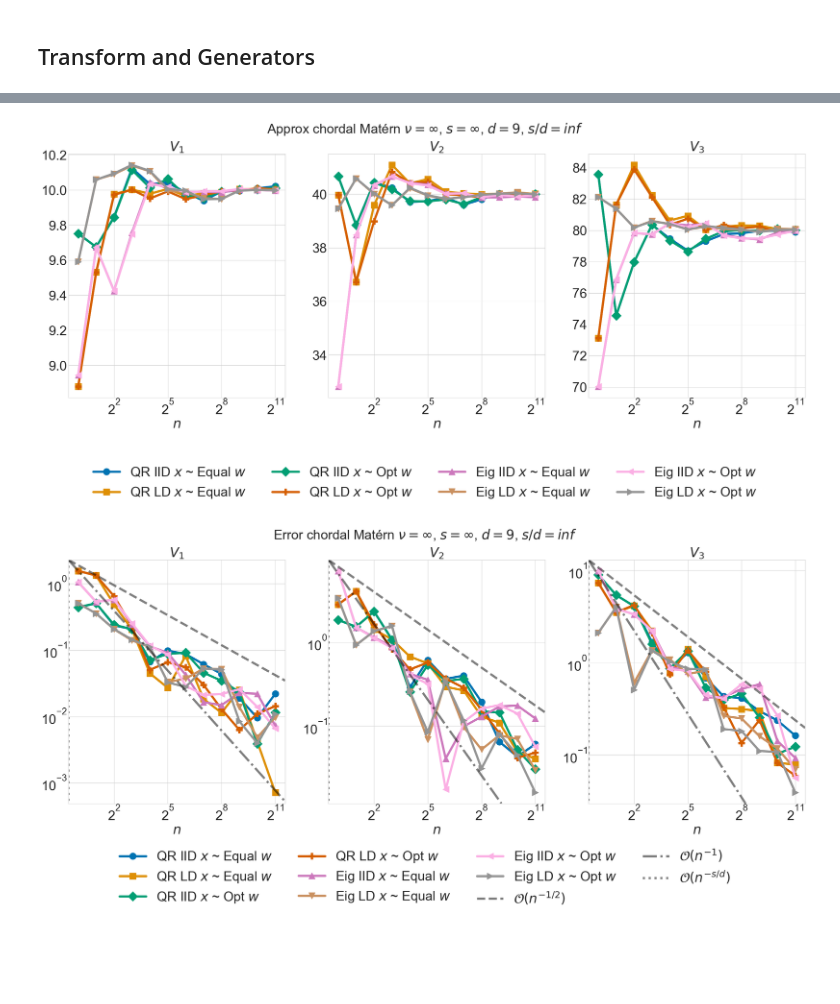
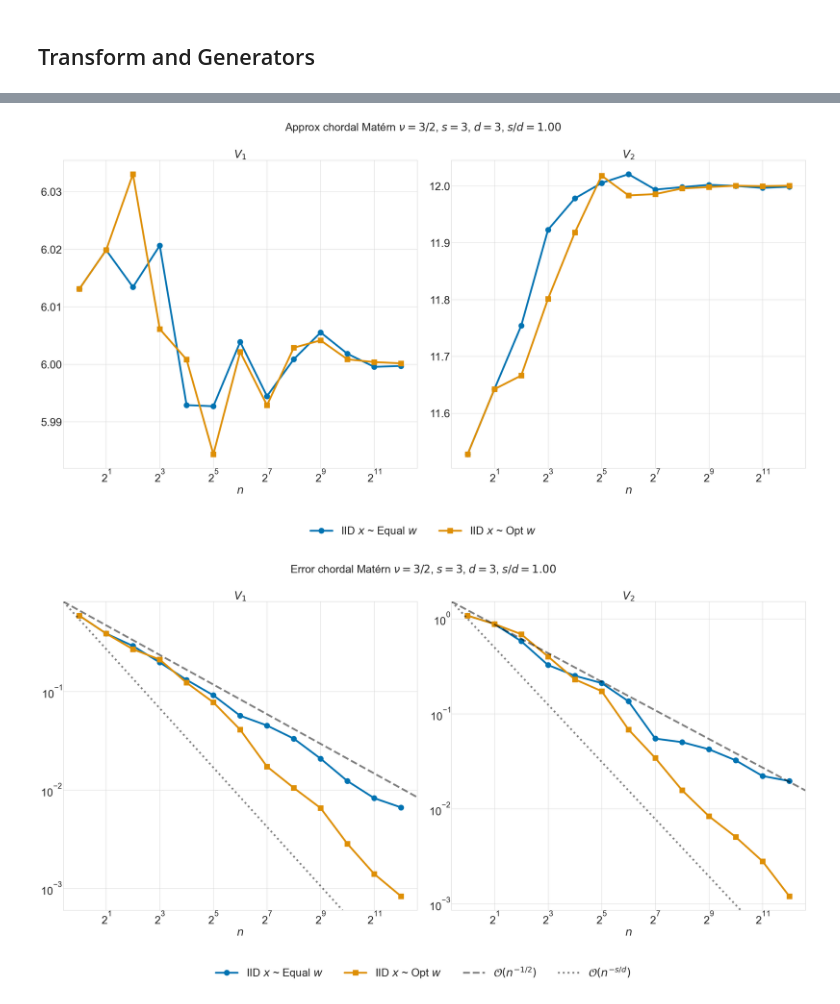
Before and after one commit to alegresor/rmatqmcpy, a Jupyter notebook: intrinsic_volumes.ipynb, the cells around one changed output, grey strips where cells are left out. Saved outputs shown, nothing was run; the diff lists cells and outputs as text; code cells hidden in the pictures; blank space fills up the shorter version.

```diff
--- a/intrinsic_volumes.ipynb
+++ b/intrinsic_volumes.ipynb
@@ -29,12 +29,13 @@ torch device = cpu
 # %% [markdown]
 ## Kernel Setup
 # %%
-N = 5
-p = 3
+N = 3
+p = 2
 assert N>p
-lam = torch.tensor([max(p+1-i,1) for i in range(N)],device=DEVICE,dtype=float)
+lam = torch.tensor([min(1+i,p+1) for i in range(N)],device=DEVICE,dtype=float)
+lam = lam/torch.linalg.norm(lam)
 _,_inv_m,m = lam.unique(return_inverse=True,return_counts=True)
-assert (_inv_m[:-1]>=_inv_m[1:]).all()
+assert (_inv_m[:-1]<=_inv_m[1:]).all()
 d = 1/2*(N**2-(m**2).sum())
 print("lam = %s"%str(lam))
 print("N = %d"%N)
@@ -43,9 +44,11 @@ print("d = %d"%d)
 kernels = {nu: flagqmcpy.KernelMaternChordal(lam,nu) for nu in flagqmcpy.KernelMaternChordal.SUPPORTED_NU}
 print("flagqmcpy.KernelMaternChordal.SUPPORTED_NU = %s"%flagqmcpy.KernelMaternChordal.SUPPORTED_NU)
 if True: # cube [-1,1]^N
+    case = "cube"
     Z = torch.tensor([[2*int(b)-1 for b in np.binary_repr(k,width=N)] for k in range(2**N)],dtype=float,device=DEVICE)
     Vk_true = (agsutil.comb(torch.tensor(N,device=DEVICE),torch.arange(N+1,device=DEVICE))*2**torch.arange(N+1,device=DEVICE))[:(1+p)]
-elif True: # convex hull of random normal points
+elif False: # convex hull of random normal points
+    case = "rand"
     Z = torch.randn(10,N,device=DEVICE)
     Vk_true = torch.nan*torch.ones(N+1,device=DEVICE)
 else:
@@ -126,20 +132,17 @@ Vi_hat = tensor([ 1.0000,  9.9562, 39.9179, 79.6966])
 # %%
 genf_funcs = [
-    [r"QR IID $x$ ~ Equal $w$", flagqmcpy.genflag_q_qr_iid_equal_w],
-    [r"QR LD $x$ ~ Equal $w$", flagqmcpy.genflag_q_qr_ld_equal_w],
-    [r"QR IID $x$ ~ Opt $w$", genflag_qr_iid_q_opt_w],
-    [r"QR LD $x$ ~ Opt $w$", genflag_qr_ld_q_opt_w],
-    [r"Eig IID $x$ ~ Equal $w$", flagqmcpy.genflag_q_eig_iid_equal_w],
-    [r"Eig LD $x$ ~ Equal $w$", flagqmcpy.genflag_q_eig_ld_equal_w],
-    [r"Eig IID $x$ ~ Opt $w$", genflag_eig_iid_q_opt_w],
-    [r"Eig LD $x$ ~ Opt $w$", genflag_eig_ld_q_opt_w],
-
+    [r"IID $x$ ~ Equal $w$", flagqmcpy.genflag_q_qr_iid_equal_w],
+    [r"IID $x$ ~ Opt $w$", genflag_qr_iid_q_opt_w],
+    # [r"QR LD $x$ ~ Equal $w$", flagqmcpy.genflag_q_qr_ld_equal_w],
+    # [r"Eig LD $x$ ~ Equal $w$", flagqmcpy.genflag_q_eig_ld_equal_w],
+    # [r"QR LD $x$ ~ Opt $w$", genflag_qr_ld_q_opt_w],
+    # [r"Eig LD $x$ ~ Opt $w$", genflag_eig_ld_q_opt_w],
 ]
-nu = np.inf
+nu = 3/2
 s = nu+d/2
 kernel = kernels[nu]
-n = 2**torch.arange(12)
-trials = 5
+n = 2**torch.arange(13)
+trials = 25
 seeds = [i for i in range(trials)]
 Vk_hats = torch.nan*torch.empty((len(genf_funcs),len(n),trials,1+p))
 errors = torch.nan*torch.empty((len(genf_funcs),len(n),trials,1+p))
@@ -175,35 +178,36 @@ QR IID $x$ ~ Equal $w$
 # %%
 for l,(metric,metric_name) in enumerate(zip(
-    [Vk_hats.median(-2).values,errors.median(-2).values],
+    [Vk_hats.mean(-2),errors.mean(-2)],
     ["Approx","Error"])):
     fig,ax = pyplot.subplots(nrows=1,ncols=p,figsize=(MPLP["PW"],MPLP["PW"]/p),sharex=True,sharey=False)
     for k in range(1,p+1):
         for i,(key,_) in enumerate(genf_funcs):
             ax[k-1].plot(n,metric[i,:,k],color=MPLP["COLORS"][i],marker=MPLP["MARKERS"][i],label=key if k==1 else None)
         ax[k-1].set_xscale("log",base=2)
         if l==1: ax[k-1].set_yscale("log",base=10)
     for k in range(1,p+1):
         ax[k-1].set_xlabel(r"$n$")
         ax[k-1].set_title(r"$V_{%d}$"%k)
         if l==1:
             xmin,xmax = ax[k-1].get_xlim()
             ymin,ymax = ax[k-1].get_ylim()
             ax[k-1].set_xlim([xmin,xmax])
             ax[k-1].set_ylim([ymin,ymax])
             ax[k-1].axline([xmin,ymax],[2*xmin,2**(-1/2)*ymax],color="k",alpha=0.5,linestyle="dashed",label=r"$\mathcal{O}(n^{-1/2})$" if k==1 else None)
-            ax[k-1].axline([xmin,ymax],[2*xmin,2**(-1)*ymax],color="k",alpha=0.5,linestyle="dashdot",label=r"$\mathcal{O}(n^{-1})$" if k==1 else None)
             ax[k-1].axline([xmin,ymax],[2*xmin,2**(-s/d)*ymax],color="k",alpha=0.5,linestyle="dotted",label=r"$\mathcal{O}(n^{-s/d})$" if k==1 else None)
-    fig.legend(frameon=False,ncols=4,loc="lower center",bbox_to_anchor=(.5,-.25))
+    fig.legend(frameon=False,ncols=4,loc="lower center",bbox_to_anchor=(.5,-.1))
     assert s==np.inf or s%1 in [0,1/2]
     if s==np.inf:
         s_str = r"\infty"
     elif s%1==0:
         s_str = r"%d"%s
     elif s%1==1/2:
         s_str = r"$%d/2$"%(2*s)
-    fig.suptitle(r"%s chordal Matérn "%metric_name+kernel.nu_str+r", $s = %s$"%s_str+r", $d=%d$"%d+r", $s/d = %.2f$"%(s/d));
+    fig.suptitle(r"%s chordal Matérn "%metric_name+kernel.nu_str+r", $s = %s$"%s_str+r", $d=%d$"%d+r", $s/d = %.2f$"%(s/d))
+    fig.tight_layout()
+    fig.savefig("./out/Vk.%s.%s.N%d.d%d.nu%s.png"%(case,metric_name.lower(),N,d,nu))
 # %% [output]
-[figure, old version]
+[figure, new version]
-[figure, old version]
+[figure, new version]
 # %%
 for k in range(1,p+1):
```
Also changed, not shown: parts of 5 cells of this notebook, 2 other files.
